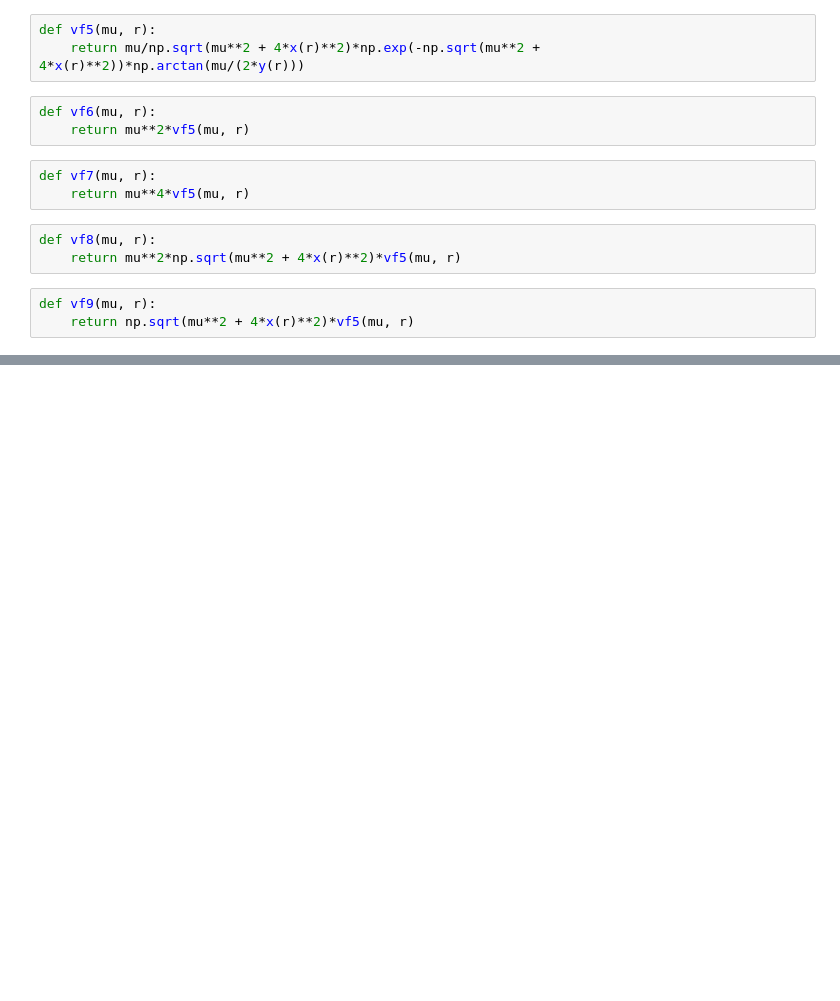
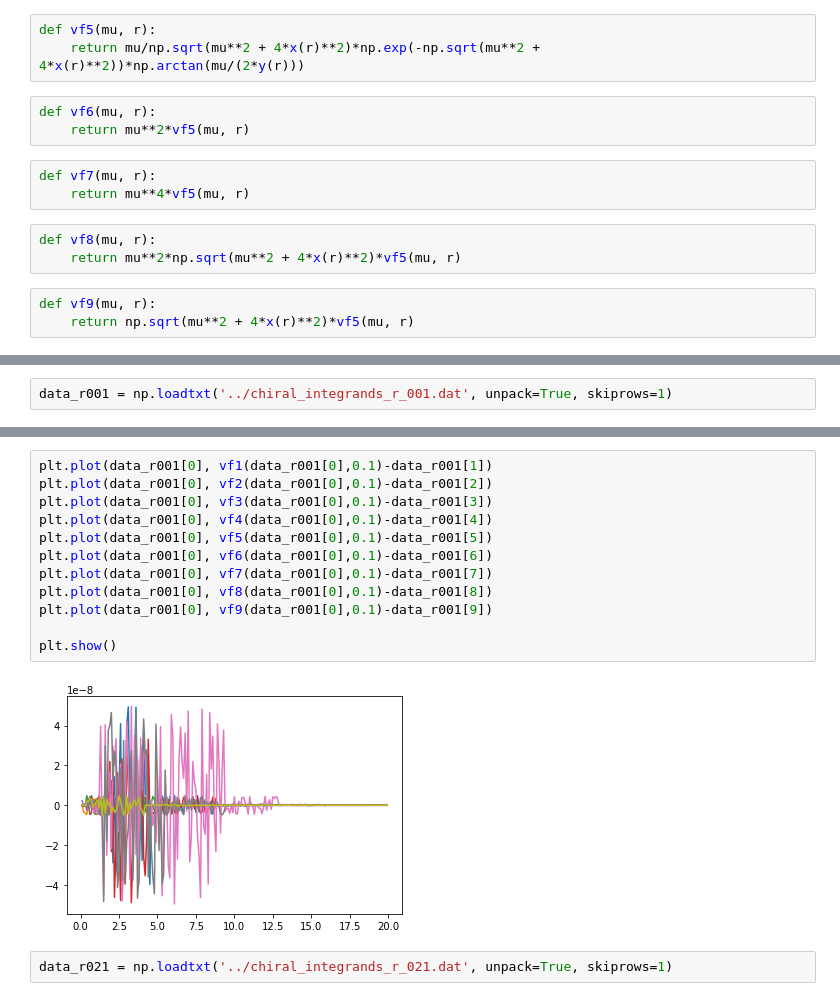
Before and after one commit to rnavarroperez/nn-scattering-fit, a Jupyter notebook: src/notebooks/chiral_integrals.ipynb, the cells around one changed output, grey strips where cells are left out. Drawn from its saved outputs; the diff is of its cells as text; blank space fills up the shorter version.

```diff
--- a/src/notebooks/chiral_integrals.ipynb
+++ b/src/notebooks/chiral_integrals.ipynb
@@ -60,0 +328,2 @@ for r in np.arange(0.1,14.1,2):
+# %%
+data_r001 = np.loadtxt('../chiral_integrands_r_001.dat', unpack=True, skiprows=1)
@@ -60,0 +348,16 @@ for r in np.arange(0.1,14.1,2):
+# %%
+plt.plot(data_r001[0], vf1(data_r001[0],0.1)-data_r001[1])
+plt.plot(data_r001[0], vf2(data_r001[0],0.1)-data_r001[2])
+plt.plot(data_r001[0], vf3(data_r001[0],0.1)-data_r001[3])
+plt.plot(data_r001[0], vf4(data_r001[0],0.1)-data_r001[4])
+plt.plot(data_r001[0], vf5(data_r001[0],0.1)-data_r001[5])
+plt.plot(data_r001[0], vf6(data_r001[0],0.1)-data_r001[6])
+plt.plot(data_r001[0], vf7(data_r001[0],0.1)-data_r001[7])
+plt.plot(data_r001[0], vf8(data_r001[0],0.1)-data_r001[8])
+plt.plot(data_r001[0], vf9(data_r001[0],0.1)-data_r001[9])
+
+plt.show()
+# %% [output]
+[figure, added]
+# %%
+data_r021 = np.loadtxt('../chiral_integrands_r_021.dat', unpack=True, skiprows=1)
```
Also changed, not shown: parts of 38 cells of this notebook.
